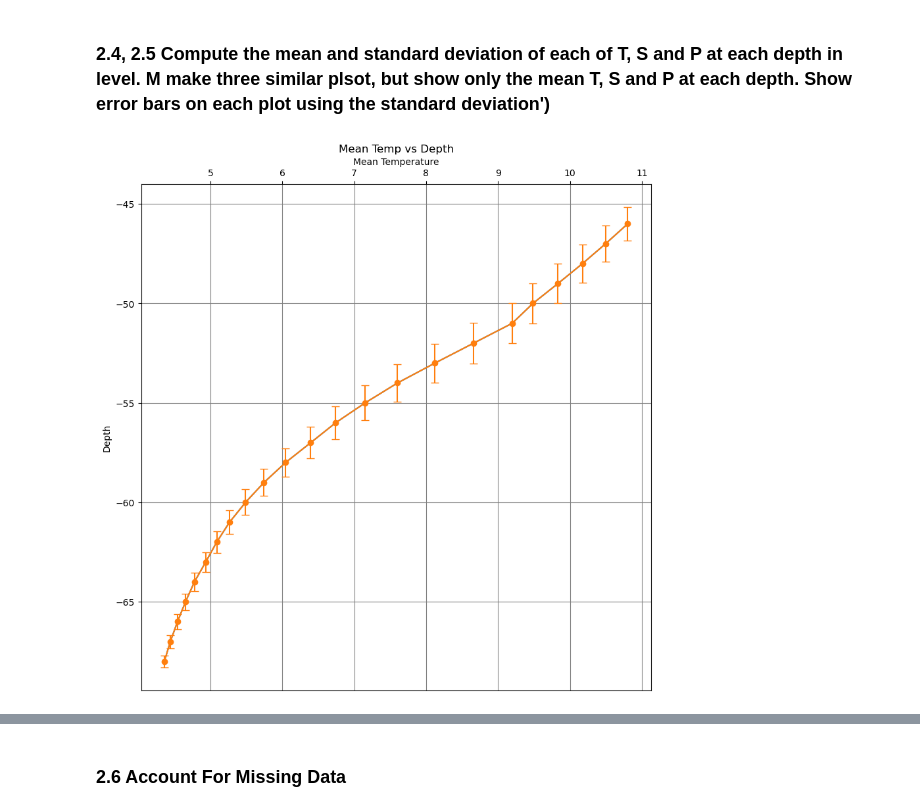
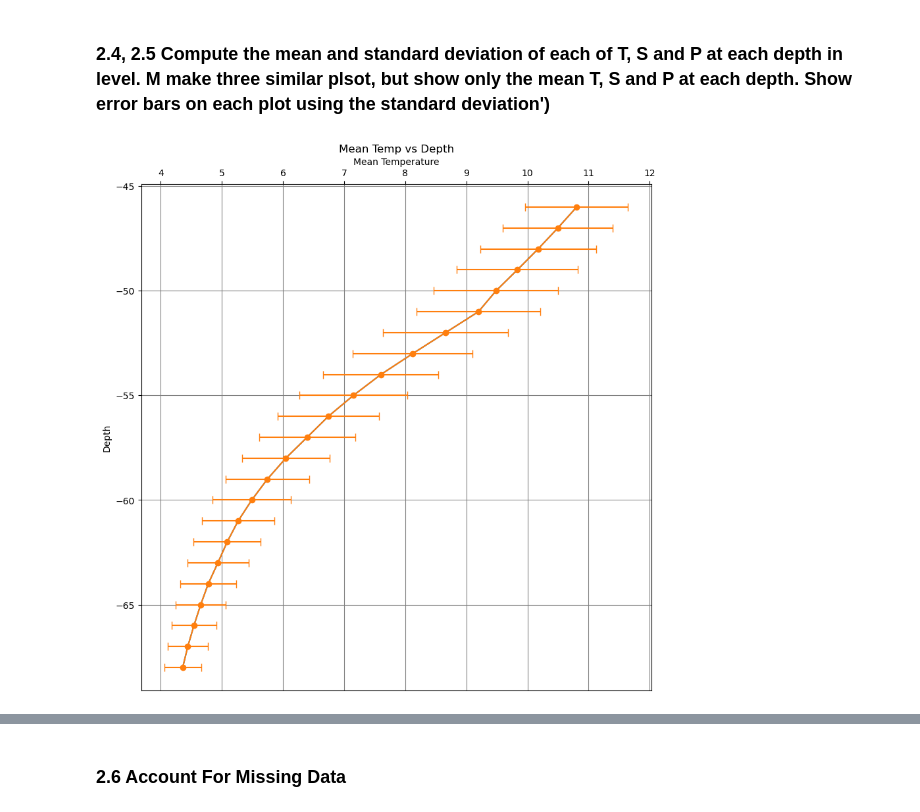
Before and after one commit to TrevorDurn/Assignments2, a Jupyter notebook: ThreeAssignment.ipynb, the cells around one changed output, grey strips where cells are left out. Drawn from its saved outputs; the diff is of its cells as text; code cells hidden in the pictures.

```diff
--- a/ThreeAssignment.ipynb
+++ b/ThreeAssignment.ipynb
@@ -281,18 +281,18 @@ Text(0.5, 1.0, 'Pressure vs Depth')
 # %%
 plt.figure(figsize=(10, 10))
 plt.grid(True, c = 'grey')
 tMean = t.mean(axis=1)
 plt.plot(tMean, depNeg)
 tStd = t.std(axis=1)
-plt.errorbar(tMean, depNeg, yerr=tStd, fmt='-o', capsize=4)
+plt.errorbar(tMean, depNeg, xerr=tStd, fmt='-o', capsize=4)
 plt.title('Mean Temperature vs Depth')
 plt.xlabel('Mean Temperature')
 plt.ylabel('Depth')
 plt.title('Mean Temp vs Depth')
 plt.gca().xaxis.set_ticks_position('top')
 plt.gca().xaxis.set_label_position('top')
 # %% [output]
-[figure, old version]
+[figure, new version]
 # %%
 plt.figure(figsize=(10, 10))
 sMean = s.mean(axis=1)
```
Also changed, not shown: parts of 6 cells of this notebook.
